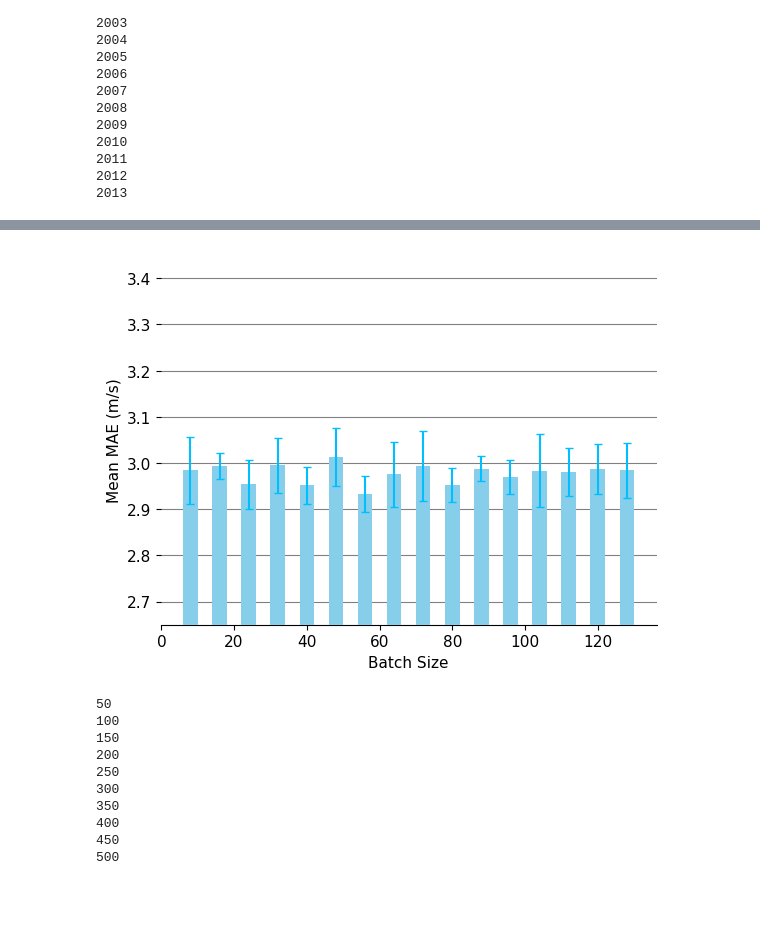
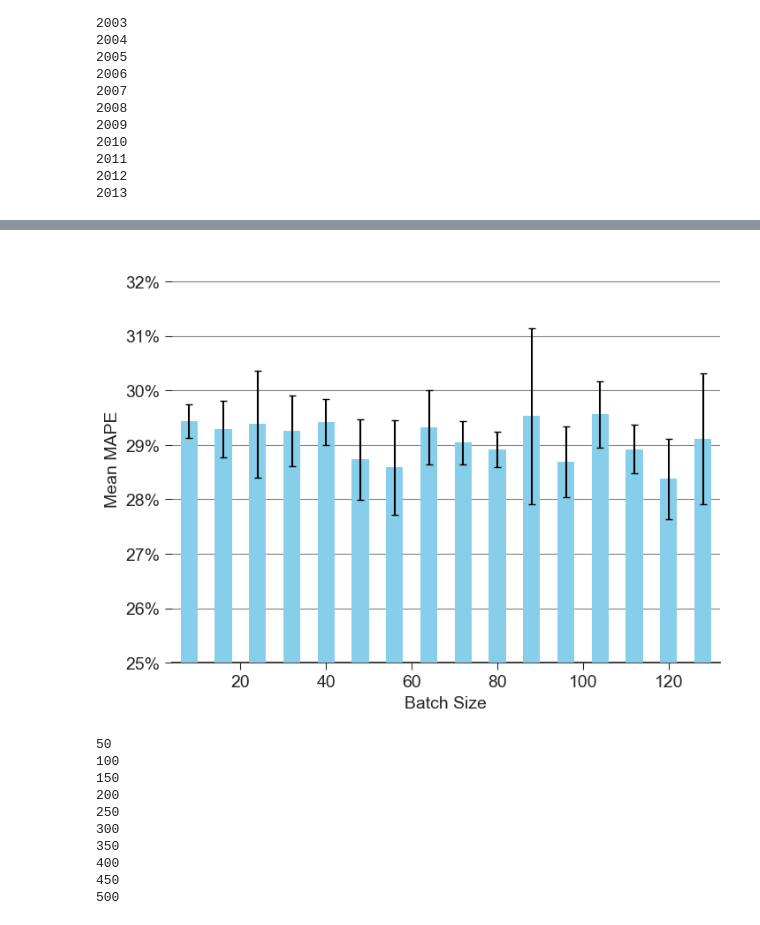
Before and after one commit to AlexWycoff/windspeed, a Jupyter notebook: 02 - Model Comparison.ipynb, the cells around one changed output, grey strips where cells are left out. Saved outputs shown, nothing was run; the diff lists cells and outputs as text; code cells hidden in the pictures; blank space fills up the shorter version.

Commit message:
Publication figures

```diff
--- a/02 - Model Comparison.ipynb
+++ b/02 - Model Comparison.ipynb
@@ -19,7 +20,7 @@ n_past = 24 # The last 24 hours of data
 n_features = 2
 
 # Set the universal font size for matplotlib
-plt.rcParams['font.size'] = 11
+plt.rcParams['font.size'] = 14
 # %%
 # Define a function to split the series using a sliding window
 def split_series(series, n_past=n_past):
@@ -250,22 +255,26 @@ df.to_csv('Data/Raw Experiment Data/batch size experiment.csv')
 # %%
 df = pd.read_csv(r'Data/Raw Experiment Data/batch size experiment.csv', index_col=0)
 # Display the data for use as a figure
 ax = plt.axes()
+fig = plt.gcf()
+fig.set_size_inches(8, 6)
 
 # Remove the border from the graph
 for direction in ['top', 'right', 'left']:
     ax.spines[direction].set_visible(False)
 
 ax.set_facecolor("white")
-plt.ylim(2.65, 3.45)
+ax.yaxis.set_major_formatter(mtick.PercentFormatter(decimals=0))
 plt.grid(True, axis='y', color='grey')
-plt.bar(df['Batch Size'], df['MAE'], width=4, color="skyblue", zorder=3)
-plt.errorbar(df['Batch Size'], df['MAE'], yerr=df['STD'], capsize=3, linestyle="", color='deepskyblue', zorder=4)
-plt.ylabel("Mean MAE (m/s)")
+plt.ylim(0.25 * 100, 0.325 * 100)
+plt.xlim(4, 132)
+plt.bar(df['Batch Size'], df['MAPE'] * 100, width=4, color="skyblue", zorder=3)
+plt.errorbar(df['Batch Size'], df['MAPE'] * 100, yerr=df['STD'] * 100, capsize=3, linestyle="", color='black', zorder=4)
+plt.ylabel("Mean MAPE")
 plt.xlabel("Batch Size")
 plt.show()
 # %% [output]
-[figure, old version]
+[figure, new version]
 # %%
 # Train one model with a varying number of epochs
 df = pd.DataFrame()
```
Also changed, not shown: parts of 19 cells of this notebook, 20 other files.
